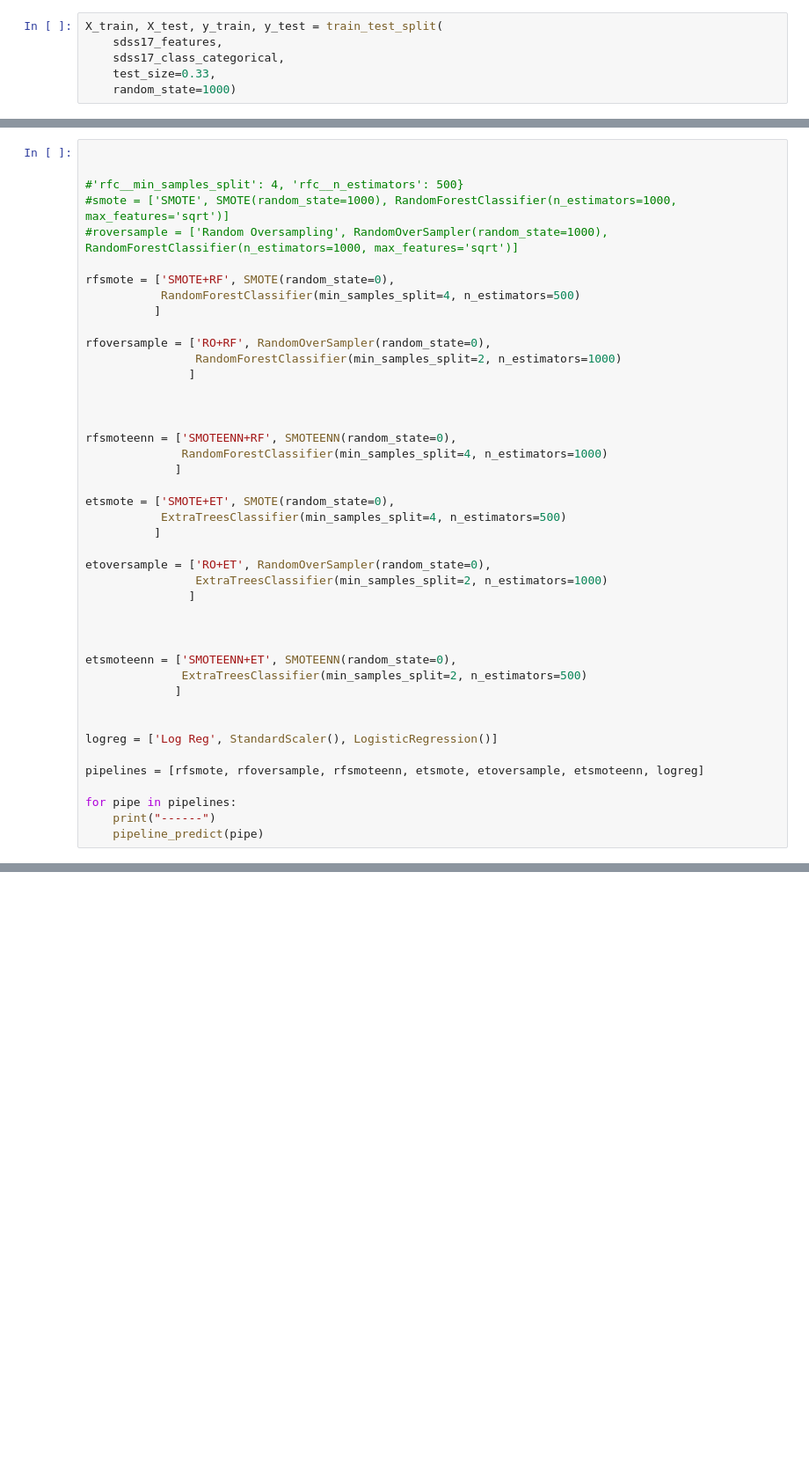
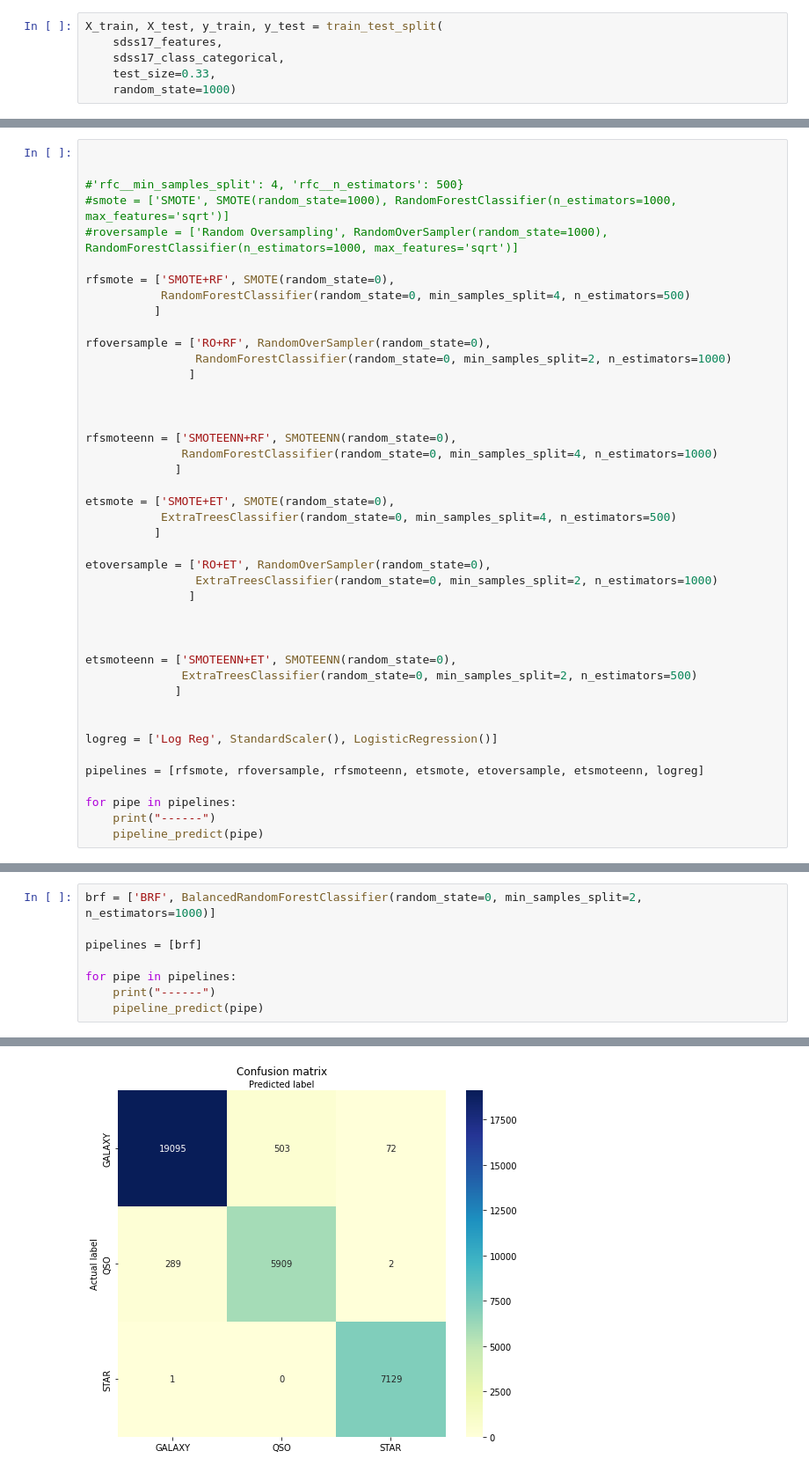
Before and after one commit to Fabio-RibeiroB/StellarClassificationMsc, a Jupyter notebook: FinalPipeline.ipynb, the cells around one changed output, grey strips where cells are left out. Shown: that part at 88% size. Saved outputs shown, nothing was run; the diff lists cells and outputs as text; blank space fills up the shorter version.

```diff
--- a/FinalPipeline.ipynb
+++ b/FinalPipeline.ipynb
@@ -146,31 +148,31 @@ def pipeline_predict(pipeline):
 #roversample = ['Random Oversampling', RandomOverSampler(random_state=1000), RandomForestClassifier(n_estimators=1000, max_features='sqrt')]
 
 rfsmote = ['SMOTE+RF', SMOTE(random_state=0),
-           RandomForestClassifier(min_samples_split=4, n_estimators=500)
+           RandomForestClassifier(random_state=0, min_samples_split=4, n_estimators=500)
           ]
 
 rfoversample = ['RO+RF', RandomOverSampler(random_state=0),
-                RandomForestClassifier(min_samples_split=2, n_estimators=1000)
+                RandomForestClassifier(random_state=0, min_samples_split=2, n_estimators=1000)
                ]
 
 
 
 rfsmoteenn = ['SMOTEENN+RF', SMOTEENN(random_state=0),
-              RandomForestClassifier(min_samples_split=4, n_estimators=1000)
+              RandomForestClassifier(random_state=0, min_samples_split=4, n_estimators=1000)
              ]
 
 etsmote = ['SMOTE+ET', SMOTE(random_state=0),
-           ExtraTreesClassifier(min_samples_split=4, n_estimators=500)
+           ExtraTreesClassifier(random_state=0, min_samples_split=4, n_estimators=500)
           ]
 
 etoversample = ['RO+ET', RandomOverSampler(random_state=0),
-                ExtraTreesClassifier(min_samples_split=2, n_estimators=1000)
+                ExtraTreesClassifier(random_state=0, min_samples_split=2, n_estimators=1000)
                ]
 
 
 
 etsmoteenn = ['SMOTEENN+ET', SMOTEENN(random_state=0),
-              ExtraTreesClassifier(min_samples_split=2, n_estimators=500)
+              ExtraTreesClassifier(random_state=0, min_samples_split=2, n_estimators=500)
              ]
 
 
@@ -232,2 +241,11 @@ F1 for each class [0.96325119 0.91096346 0.97329053]
 Balanced accuracy (av recall): 0.9488201942618897
 [figure]
+# %%
+brf = ['BRF', BalancedRandomForestClassifier(random_state=0, min_samples_split=2, n_estimators=1000)]
+
+pipelines = [brf]
+
+for pipe in pipelines:
+    print("------")
+    pipeline_predict(pipe)
+# %% [output]
@@ -233,0 +259 @@ Balanced accuracy (av recall): 0.9488201942618897
+[figure, added]
```
Also changed, not shown: parts of 4 cells of this notebook, 13 other files.
